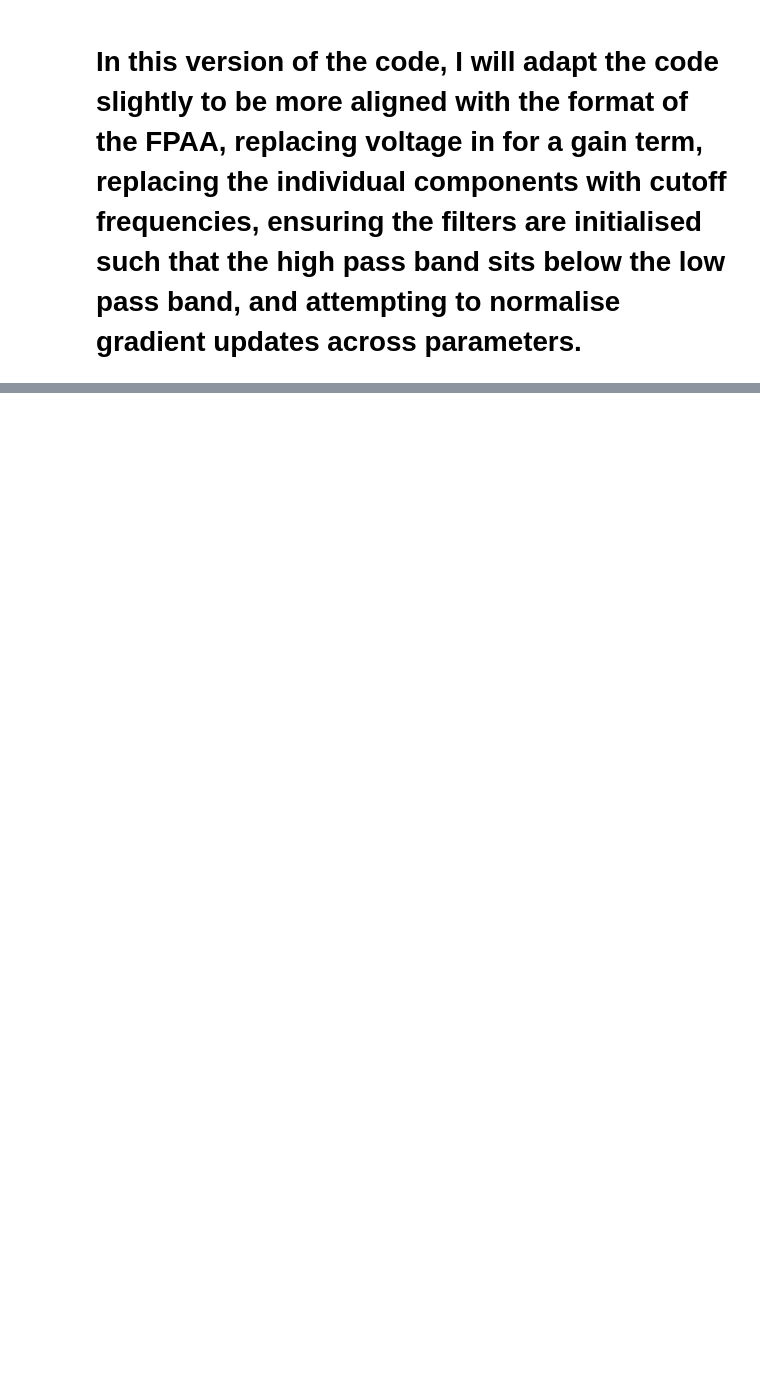
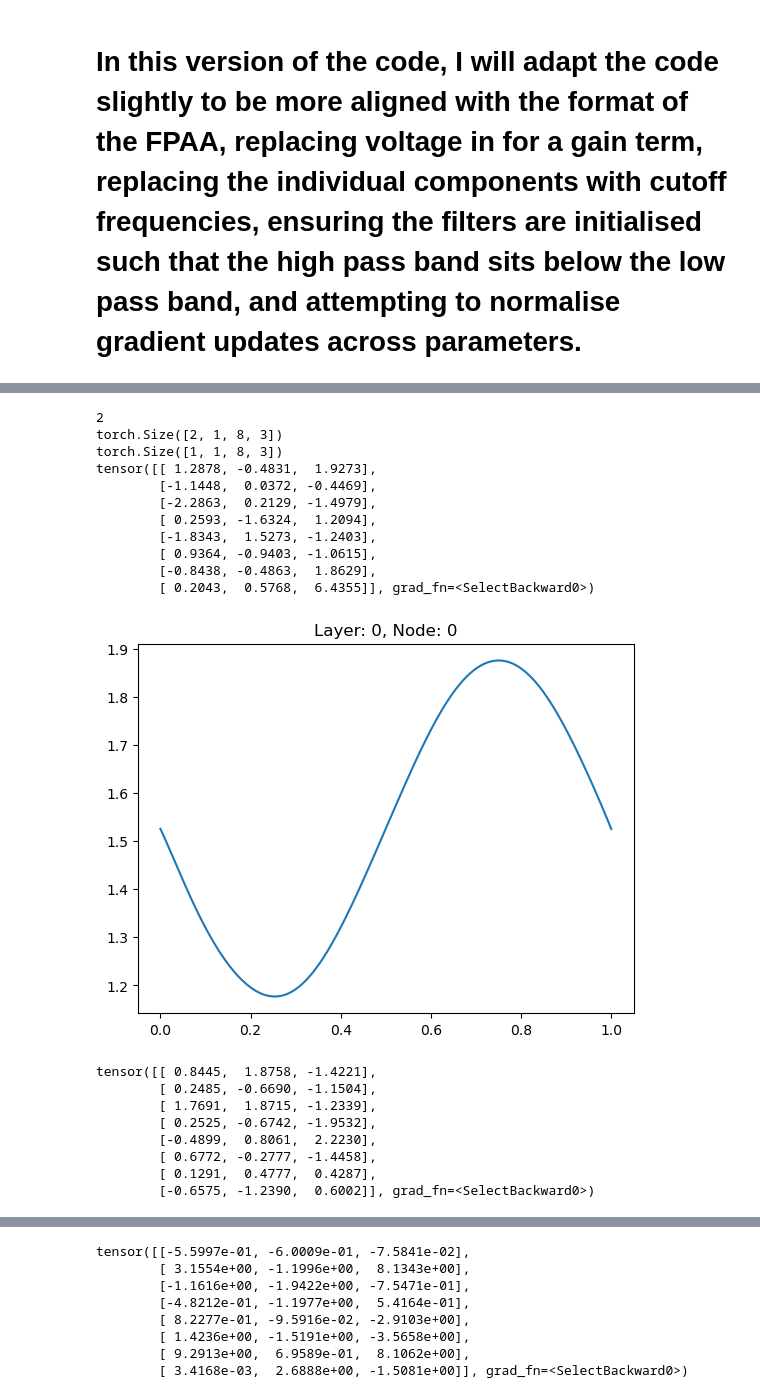
Before and after one commit to ianvidamour/PhyKAN, a Jupyter notebook: RC Filter KAN-V2.ipynb, the cells around one changed output, grey strips where cells are left out. Cells and saved outputs as stored; diff of their text form; code cells hidden in the pictures; blank space fills up the shorter version.

```diff
--- a/RC Filter KAN-V2.ipynb
+++ b/RC Filter KAN-V2.ipynb
@@ -115,17 +99,0 @@ plt.show()
-# %%
-params = model.filter_params.sigmoid().cpu().detach().numpy()
-
-freq = np.logspace(1, 4, 1000) # Logarithmic frequency spread between 1 and 1000 Hz
-gain = 6*(params[:, 0]-0.5)
-# Set cutoff frequencies between 1 and 10,000 Hz
-RC_low = 10**-torch.pi*(5*params[:,1])
-RC_high = 10**-torch.pi*(5*params[:,2])
-Hout = np.zeros((len(params), 1000))
-for i in range(len(params)):
-    Hout[i] = gain[i]*np.abs((2j*np.pi*freq*RC_low[i]/(1+2j*np.pi*freq*RC_low[i]))*(1/(1+2j*np.pi*freq*RC_high[i])))
-plt.figure()
-plt.semilogx(freq, Hout.T)
-plt.title('Filter Bank')
-plt.xlabel('Frequency (Hz)')
-plt.ylabel('Steady-state RMS Voltage')
-plt.show()
@@ -133,0 +204,36 @@ plt.show()
+# %%
+xin  = torch.linspace(0, 1, 1000)
+filter_params = model.filter_params
+print(len(filter_params))
+print(filter_params[0].shape)
+print(filter_params[1].shape)
+for l, layer in enumerate(filter_params):
+    for n, node in enumerate(layer):
+        params = node[0]
+        print(params)
+        yf = model.band_pass(xin, params)
+        plt.figure()
+        plt.title('Layer: '+str(l)+', Node: '+str(n))
+        plt.plot(xin.cpu().detach().numpy(), yf.cpu().detach().numpy())
+        plt.show()
+# %% [output]
+2
+torch.Size([2, 1, 8, 3])
+torch.Size([1, 1, 8, 3])
+tensor([[ 1.2878, -0.4831,  1.9273],
+        [-1.1448,  0.0372, -0.4469],
+        [-2.2863,  0.2129, -1.4979],
+        [ 0.2593, -1.6324,  1.2094],
+        [-1.8343,  1.5273, -1.2403],
+        [ 0.9364, -0.9403, -1.0615],
+        [-0.8438, -0.4863,  1.8629],
+        [ 0.2043,  0.5768,  6.4355]], grad_fn=<SelectBackward0>)
+[figure, added]
+tensor([[ 0.8445,  1.8758, -1.4221],
+        [ 0.2485, -0.6690, -1.1504],
+        [ 1.7691,  1.8715, -1.2339],
+        [ 0.2525, -0.6742, -1.9532],
+        [-0.4899,  0.8061,  2.2230],
+        [ 0.6772, -0.2777, -1.4458],
+        [ 0.1291,  0.4777,  0.4287],
+        [-0.6575, -1.2390,  0.6002]], grad_fn=<SelectBackward0>)
@@ -133,0 +241,8 @@ plt.show()
+tensor([[-5.5997e-01, -6.0009e-01, -7.5841e-02],
+        [ 3.1554e+00, -1.1996e+00,  8.1343e+00],
+        [-1.1616e+00, -1.9422e+00, -7.5471e-01],
+        [-4.8212e-01, -1.1977e+00,  5.4164e-01],
+        [ 8.2277e-01, -9.5916e-02, -2.9103e+00],
+        [ 1.4236e+00, -1.5191e+00, -3.5658e+00],
+        [ 9.2913e+00,  6.9589e-01,  8.1062e+00],
+        [ 3.4168e-03,  2.6888e+00, -1.5081e+00]], grad_fn=<SelectBackward0>)
```
Also changed, not shown: parts of 11 cells of this notebook.
